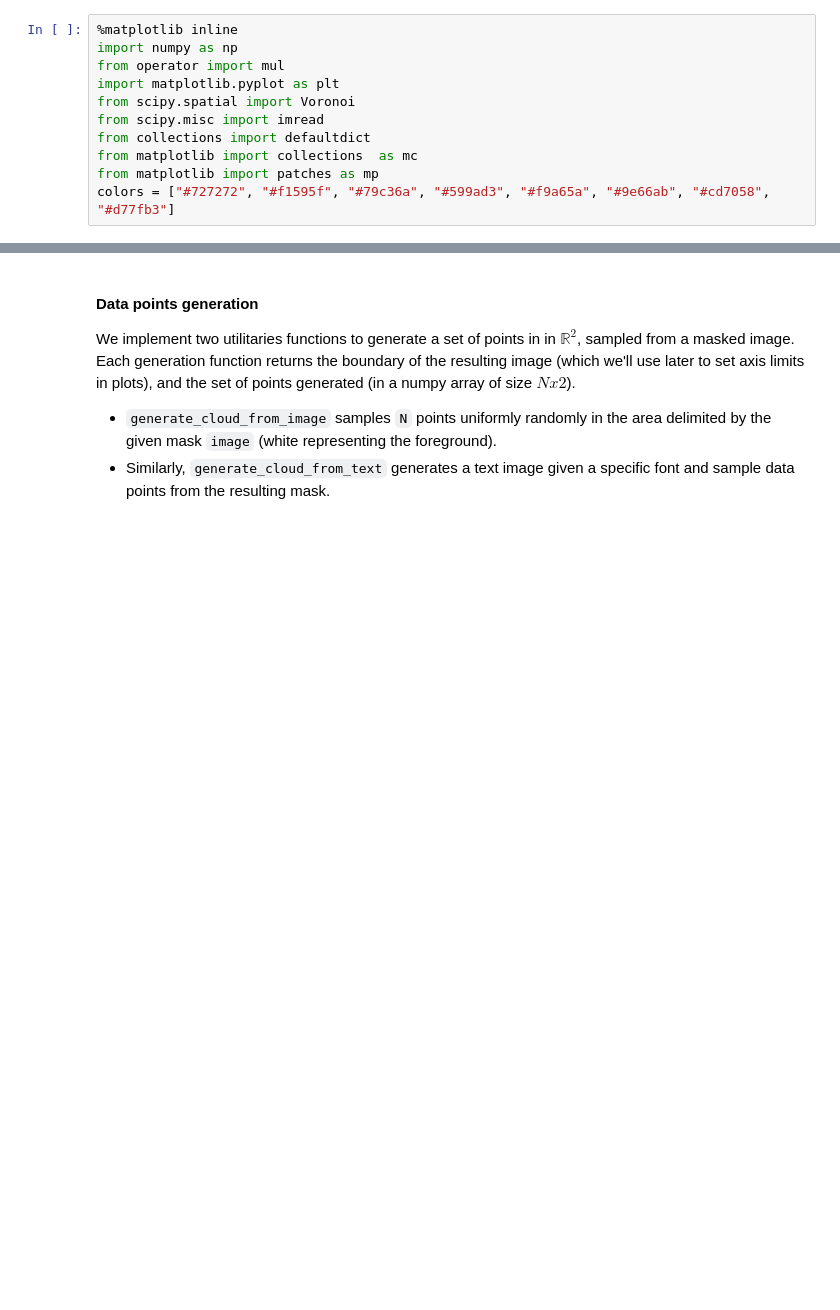
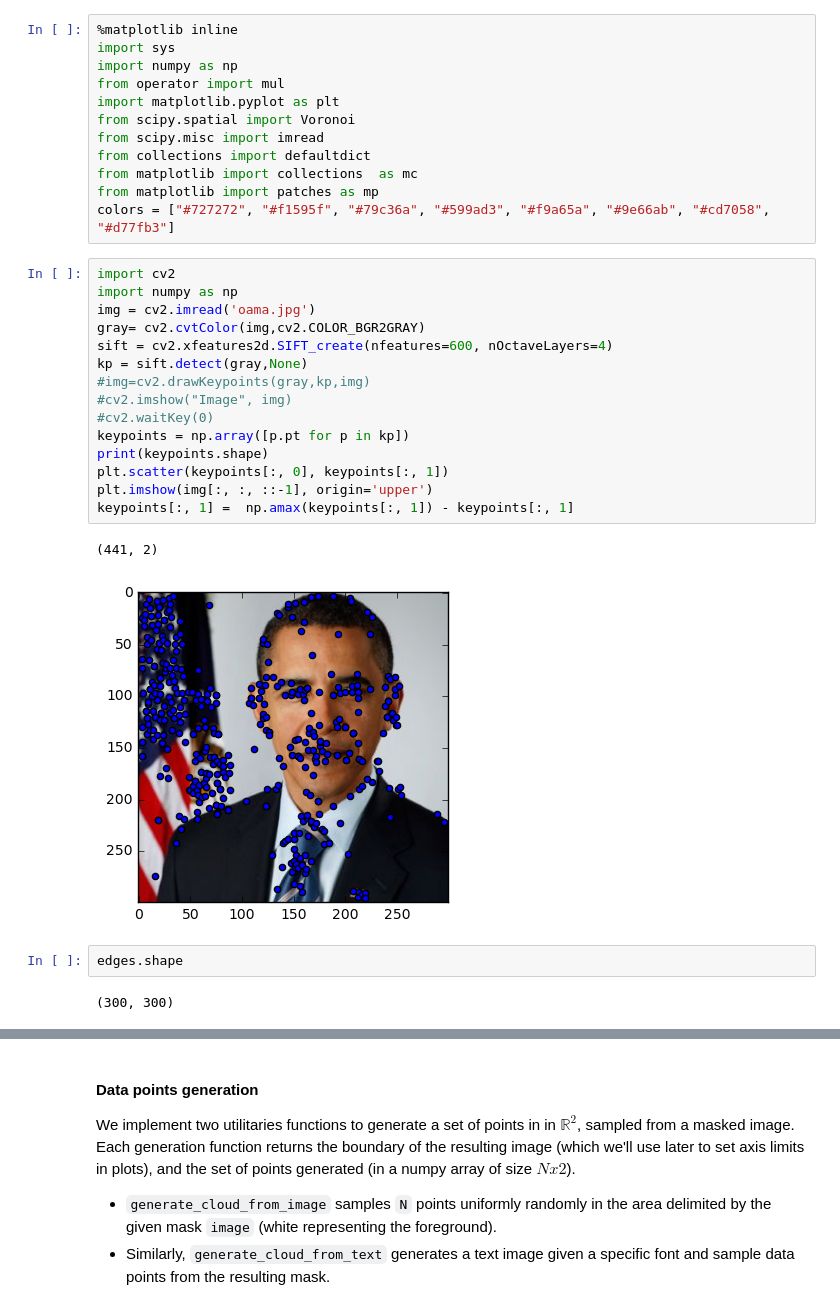
Before and after one commit to ameroyer/ameroyer.github.io, a Jupyter notebook: notebooks/2016_08_01_AlphaComplexes/alpha_complexes.ipynb, the cells around one changed output, grey strips where cells are left out. Drawn from its saved outputs; the diff is of its cells as text; blank space fills up the shorter version.

```diff
--- a/notebooks/2016_08_01_AlphaComplexes/alpha_complexes.ipynb
+++ b/notebooks/2016_08_01_AlphaComplexes/alpha_complexes.ipynb
@@ -11,6 +14,7 @@ The goal of the project is to propose a 2D visualization of the alpha complex (d
  TYODO: WHAT ARE ALPHA COMPLEXES
 # %%
 %matplotlib inline
+import sys
 import numpy as np
 from operator import mul
 import matplotlib.pyplot as plt
@@ -20,3 +24,25 @@ from collections import defaultdict
 from matplotlib import collections  as mc
 from matplotlib import patches as mp
 colors = ["#727272", "#f1595f", "#79c36a", "#599ad3", "#f9a65a", "#9e66ab", "#cd7058", "#d77fb3"]
+# %%
+import cv2
+import numpy as np
+img = cv2.imread('oama.jpg')
+gray= cv2.cvtColor(img,cv2.COLOR_BGR2GRAY)
+sift = cv2.xfeatures2d.SIFT_create(nfeatures=600, nOctaveLayers=4)
+kp = sift.detect(gray,None)
+#img=cv2.drawKeypoints(gray,kp,img)
+#cv2.imshow("Image", img)
+#cv2.waitKey(0)
+keypoints = np.array([p.pt for p in kp])
+print(keypoints.shape)
+plt.scatter(keypoints[:, 0], keypoints[:, 1])
+plt.imshow(img[:, :, ::-1], origin='upper')
+keypoints[:, 1] =  np.amax(keypoints[:, 1]) - keypoints[:, 1]
+# %% [output]
+(441, 2)
+[figure, added]
+# %%
+edges.shape
+# %% [output]
+(300, 300)
```
Also changed, not shown: parts of 10 cells of this notebook, 3 other files.
